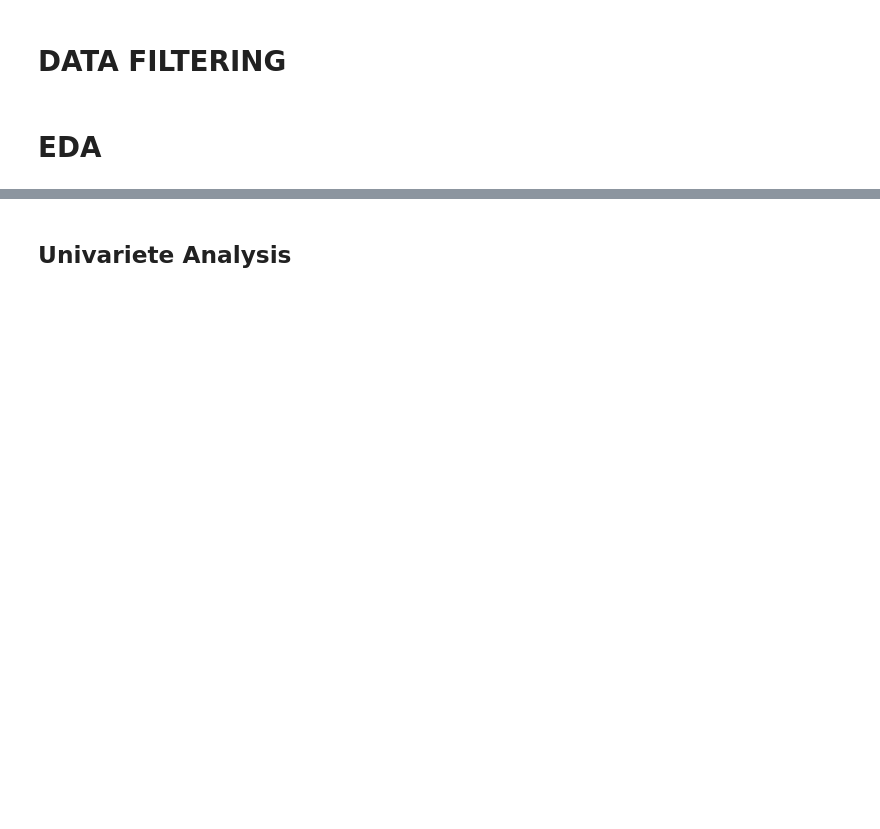
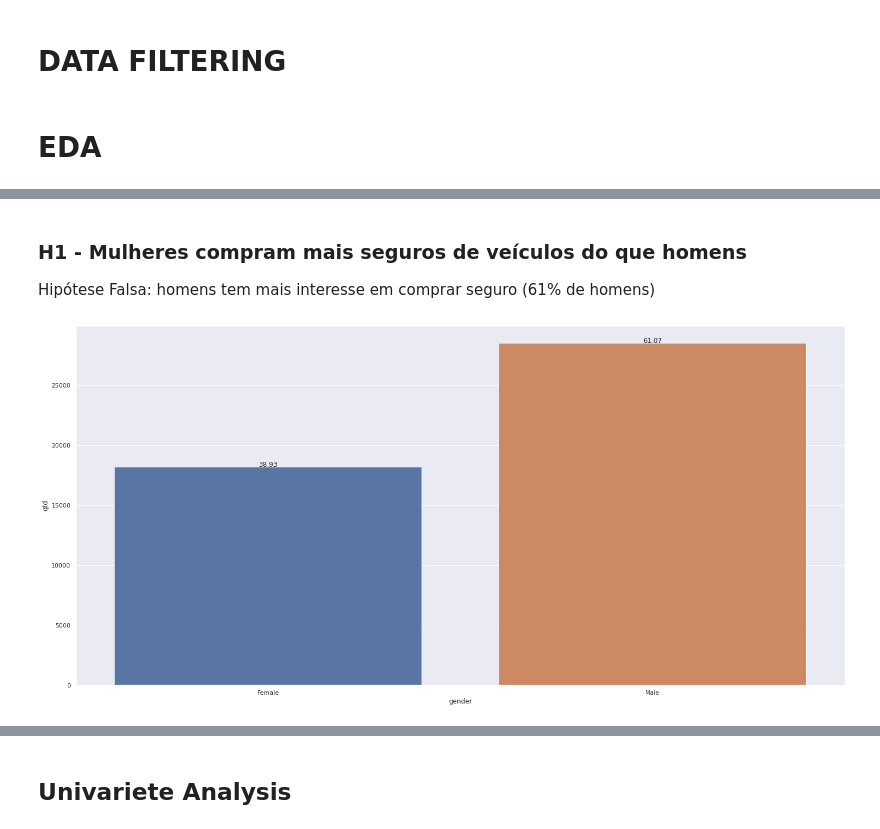
Before and after one commit to alexhenriquepineda/Health-Insurance-Cross-Sell, a Jupyter notebook: m08-model-performance.ipynb, the cells around one changed output, grey strips where cells are left out. Saved outputs shown, nothing was run; the diff lists cells and outputs as text; code cells hidden in the pictures; blank space fills up the shorter version.

```diff
--- a/m08-model-performance.ipynb
+++ b/m08-model-performance.ipynb
@@ -126,6 +126,15 @@ def jupyter_settings():
 jupyter_settings()
 # %% [output]
 Populating the interactive namespace from numpy and matplotlib
+# %%
+def graphic_percentage(ax,total):
+    for p in ax.patches:
+        height = p.get_height()
+        ax.text(p.get_x()+p.get_width()/2.,
+                height,
+                '{:1.2f}'.format(height/total*100),
+                ha="center")
+    show
 # %% [markdown]
 # LOADING DATA
 # %%
@@ -273,0 +330,11 @@ df4 = df3.copy()
+# %% [markdown]
+### H1 - Mulheres compram mais seguros de veículos do que homens
+Hipótese Falsa: homens tem mais interesse em comprar seguro (61% de homens)
+# %%
+aux=df4[df4['response']==1]
+aux=aux[['gender']].groupby('gender').size().reset_index().rename(columns={0:'qtd'})
+ax=sns.barplot(data=aux,x='gender',y='qtd')
+total=sum(aux['qtd'])
+graphic_percentage(ax,total)
+# %% [output]
+[figure, added]
```
Also changed, not shown: parts of 37 cells of this notebook.
